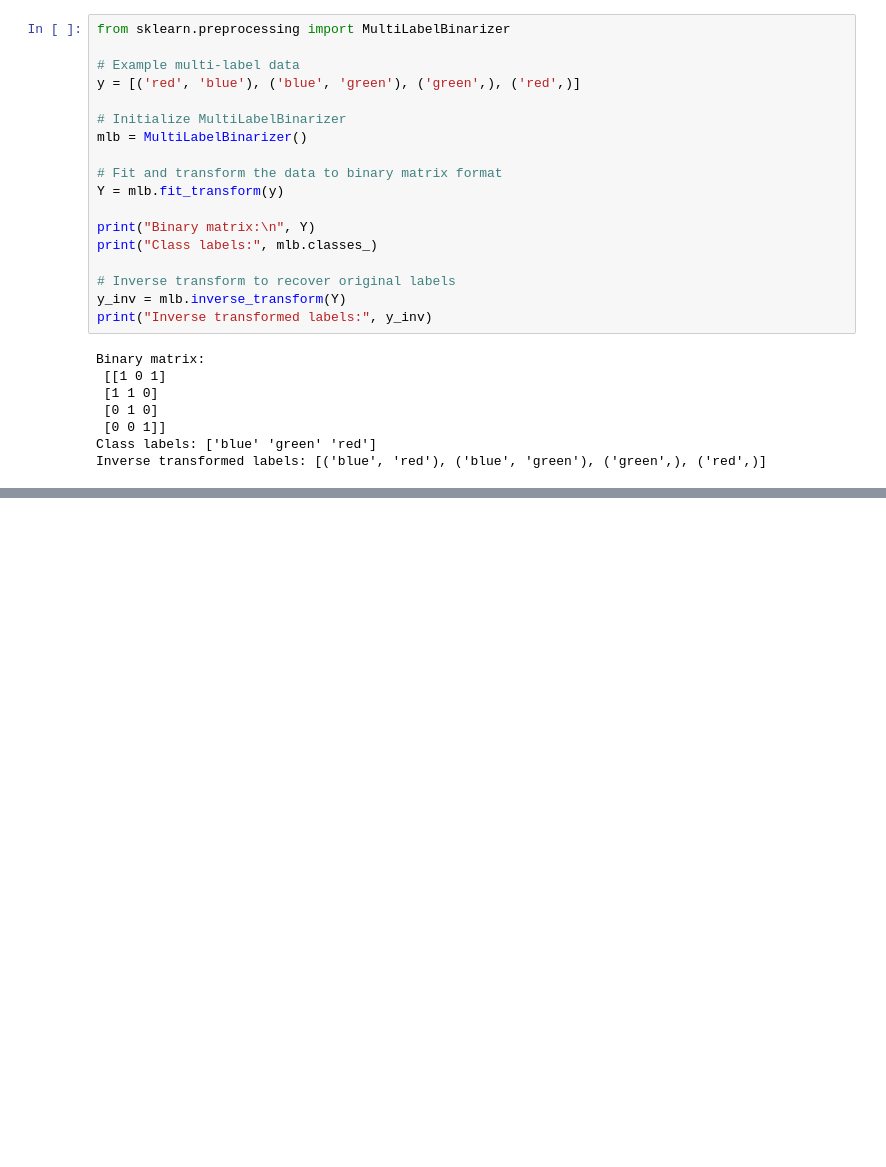
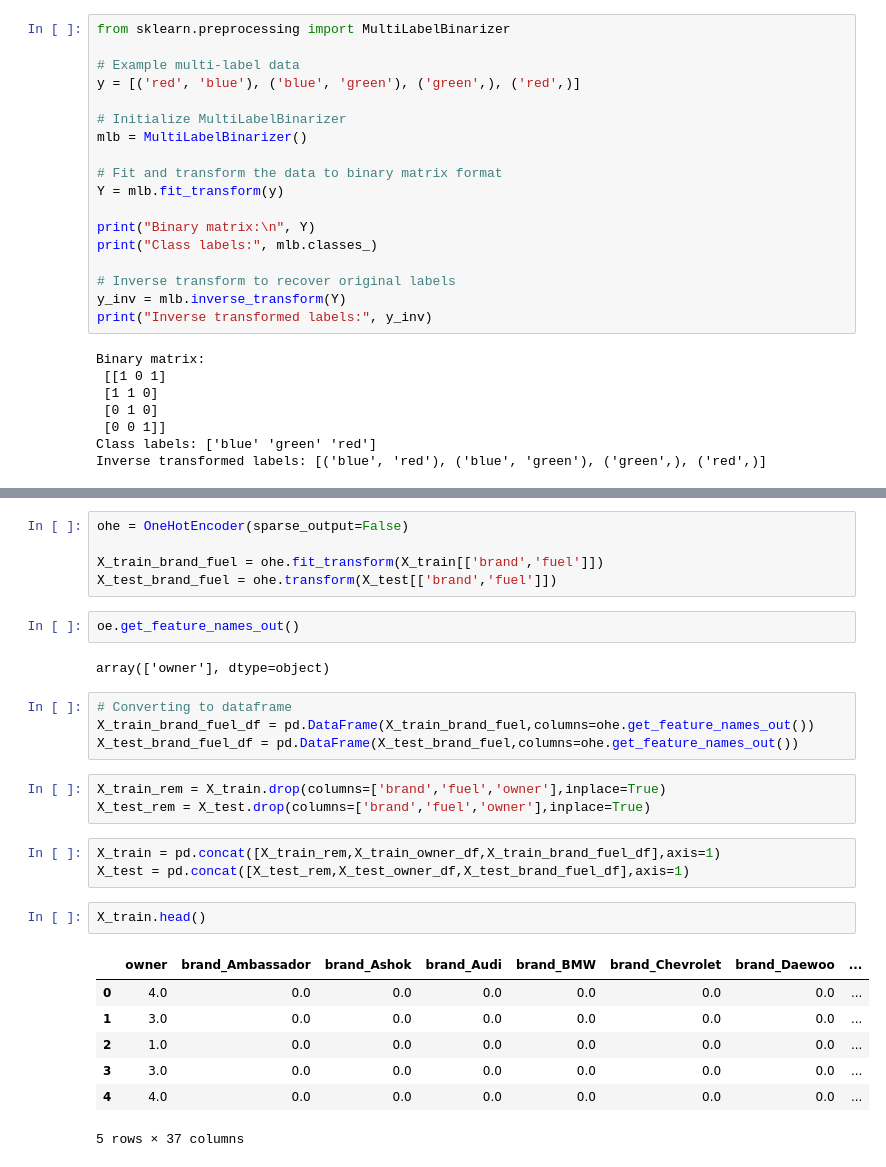
Before and after one commit to vedantdobhalgermany/Advance-ML, a Jupyter notebook: Feature_Engineering/FeatureEncoding1.ipynb, the cells around one changed output, grey strips where cells are left out. Drawn from its saved outputs; the diff is of its cells as text; blank space fills up the shorter version.

Commit message:
ColTransformers

```diff
--- a/Feature_Engineering/FeatureEncoding1.ipynb
+++ b/Feature_Engineering/FeatureEncoding1.ipynb
@@ -474,0 +491,29 @@ Converts continuous features into discrete bins. Three common approaches:
+# %%
+ohe = OneHotEncoder(sparse_output=False)
+
+X_train_brand_fuel = ohe.fit_transform(X_train[['brand','fuel']])
+X_test_brand_fuel = ohe.transform(X_test[['brand','fuel']])
+# %%
+oe.get_feature_names_out()
+# %% [output]
+array(['owner'], dtype=object)
+# %%
+# Converting to dataframe
+X_train_brand_fuel_df = pd.DataFrame(X_train_brand_fuel,columns=ohe.get_feature_names_out())
+X_test_brand_fuel_df = pd.DataFrame(X_test_brand_fuel,columns=ohe.get_feature_names_out())
+# %%
+X_train_rem = X_train.drop(columns=['brand','fuel','owner'],inplace=True)
+X_test_rem = X_test.drop(columns=['brand','fuel','owner'],inplace=True)
+# %%
+X_train = pd.concat([X_train_rem,X_train_owner_df,X_train_brand_fuel_df],axis=1)
+X_test = pd.concat([X_test_rem,X_test_owner_df,X_test_brand_fuel_df],axis=1)
+# %%
+X_train.head()
+# %% [output]
+|  | owner | brand_Ambassador | brand_Ashok | brand_Audi | brand_BMW | brand_Chevrolet | brand_Daewoo | ... |
+| 0 | 4.0 | 0.0 | 0.0 | 0.0 | 0.0 | 0.0 | 0.0 | ... |
+| 1 | 3.0 | 0.0 | 0.0 | 0.0 | 0.0 | 0.0 | 0.0 | ... |
+| 2 | 1.0 | 0.0 | 0.0 | 0.0 | 0.0 | 0.0 | 0.0 | ... |
+| 3 | 3.0 | 0.0 | 0.0 | 0.0 | 0.0 | 0.0 | 0.0 | ... |
+| 4 | 4.0 | 0.0 | 0.0 | 0.0 | 0.0 | 0.0 | 0.0 | ... |
+5 rows × 37 columns
```
Also changed, not shown: parts of 23 cells of this notebook, 2 other files.
